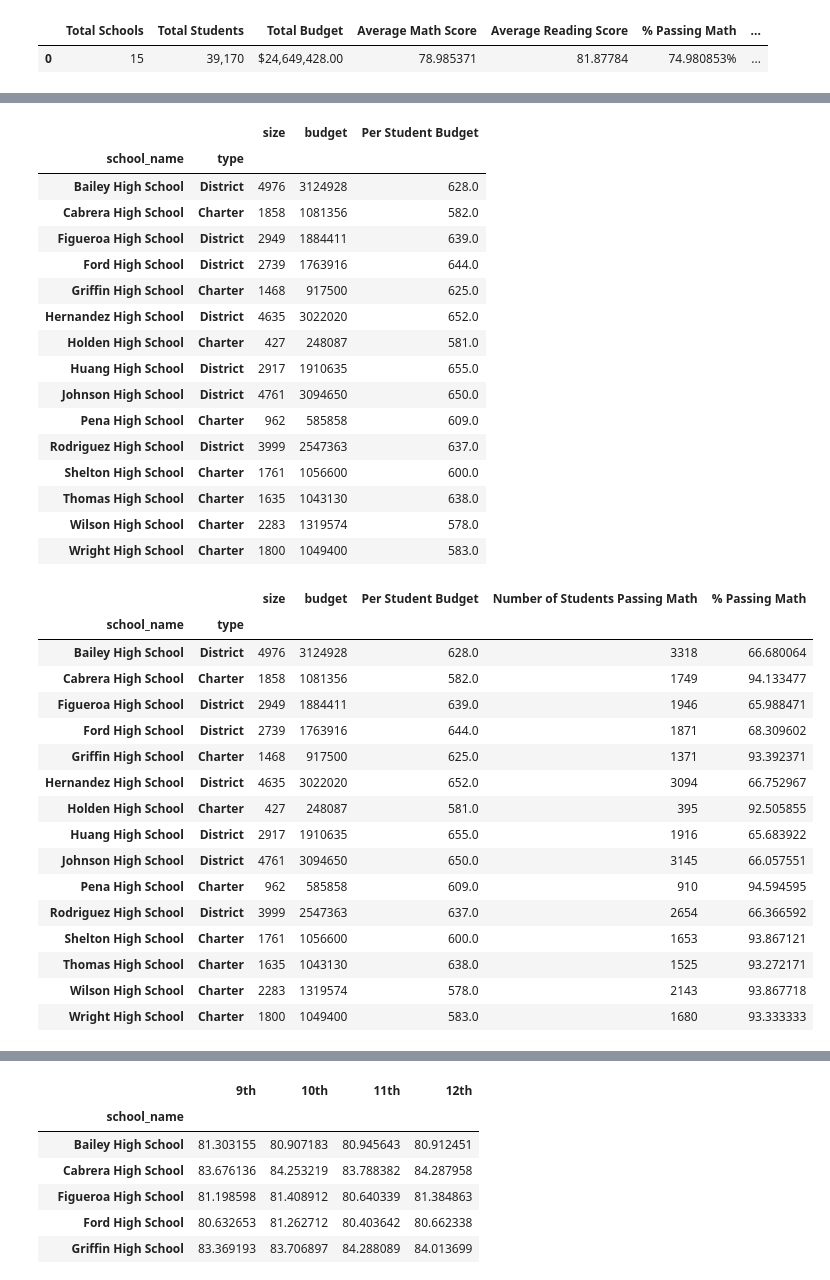
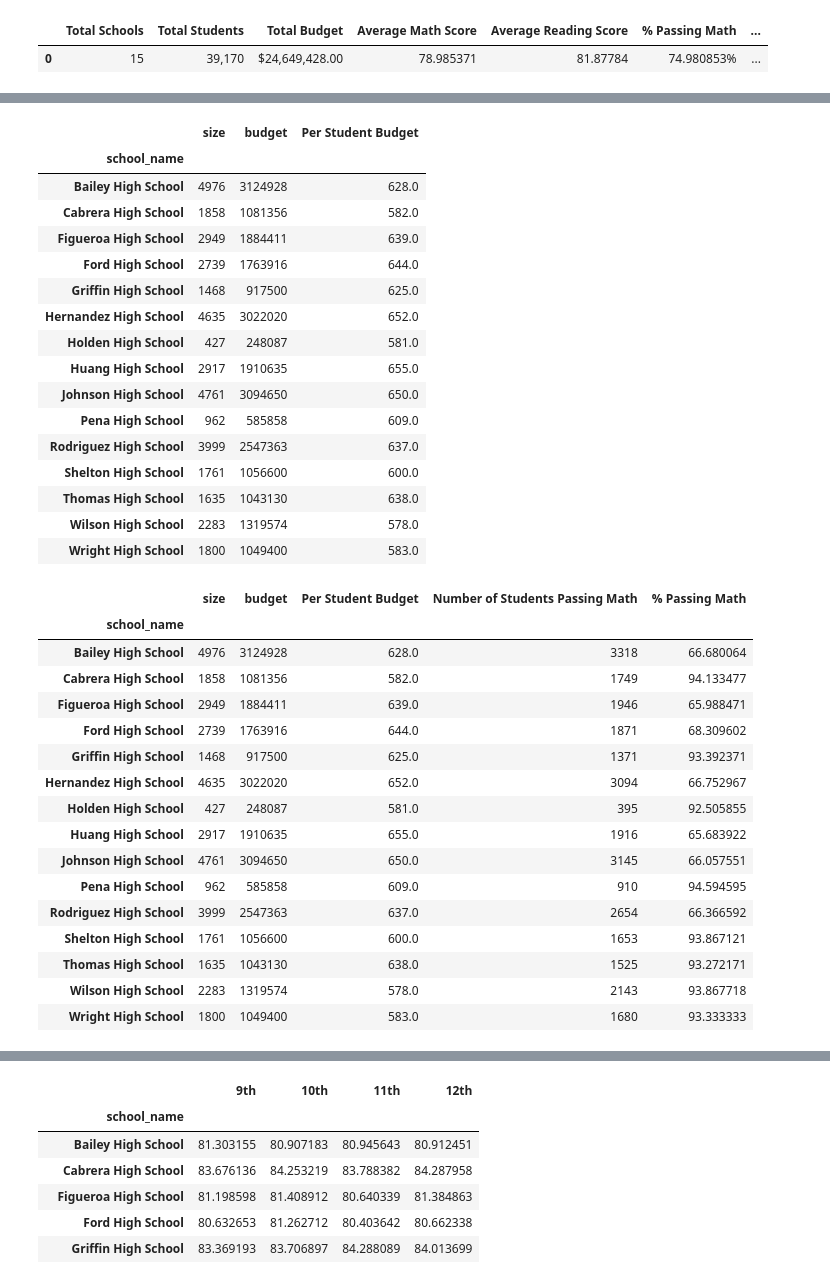
Before and after one commit to philipstubbs13/pandas-challenge, a Jupyter notebook: PyCitySchools/school_test_scores_analysis.ipynb, the cells around one changed output, grey strips where cells are left out. Saved outputs shown, nothing was run; the diff lists cells and outputs as text; code cells hidden in the pictures.

```diff
--- a/PyCitySchools/school_test_scores_analysis.ipynb
+++ b/PyCitySchools/school_test_scores_analysis.ipynb
@@ -155,6 +173,6 @@ school_comparison_average_scores
 # %%
 # Calculate total number of students for each school
-school_comparison_number_students = pd.DataFrame(school_data_complete.groupby(["school_name", "type"])["size"].count())
+school_comparison_number_students = pd.DataFrame(school_data_complete.groupby(["school_name"])["size"].count())
 
 school_comparison_number_students
 # %% [output]
@@ -178,6 +196,6 @@ school_comparison_number_students
 # %%
 # Calculate total school budget
-school_comparison_total_budget = pd.DataFrame(school_data_complete.groupby(["school_name", "type"])["budget"].mean())
+school_comparison_total_budget = pd.DataFrame(school_data_complete.groupby(["school_name"])["budget"].mean())
 
 school_comparison_total_budget
 # %% [output]
@@ -203,66 +221,66 @@ school_comparison_total_budget
 school_summary_merged = pd.merge(
     school_comparison_number_students,
     school_comparison_total_budget,
-    on=["school_name", "type"]
+    on=["school_name"]
 )
 
 school_summary_merged["Per Student Budget"] = school_summary_merged["budget"] / school_summary_merged["size"]
 
 school_summary_merged
 # %% [output]
-|  |  | size | budget | Per Student Budget |
-| school_name | type |  |  |  |
-| Bailey High School | District | 4976 | 3124928 | 628.0 |
-| Cabrera High School | Charter | 1858 | 1081356 | 582.0 |
-| Figueroa High School | District | 2949 | 1884411 | 639.0 |
-| Ford High School | District | 2739 | 1763916 | 644.0 |
-| Griffin High School | Charter | 1468 | 917500 | 625.0 |
-| Hernandez High School | District | 4635 | 3022020 | 652.0 |
-| Holden High School | Charter | 427 | 248087 | 581.0 |
-| Huang High School | District | 2917 | 1910635 | 655.0 |
-| Johnson High School | District | 4761 | 3094650 | 650.0 |
-| Pena High School | Charter | 962 | 585858 | 609.0 |
-| Rodriguez High School | District | 3999 | 2547363 | 637.0 |
-| Shelton High School | Charter | 1761 | 1056600 | 600.0 |
-| Thomas High School | Charter | 1635 | 1043130 | 638.0 |
-| Wilson High School | Charter | 2283 | 1319574 | 578.0 |
-| Wright High School | Charter | 1800 | 1049400 | 583.0 |
+|  | size | budget | Per Student Budget |
+| school_name |  |  |  |
+| Bailey High School | 4976 | 3124928 | 628.0 |
+| Cabrera High School | 1858 | 1081356 | 582.0 |
+| Figueroa High School | 2949 | 1884411 | 639.0 |
+| Ford High School | 2739 | 1763916 | 644.0 |
+| Griffin High School | 1468 | 917500 | 625.0 |
+| Hernandez High School | 4635 | 3022020 | 652.0 |
+| Holden High School | 427 | 248087 | 581.0 |
+| Huang High School | 2917 | 1910635 | 655.0 |
+| Johnson High School | 4761 | 3094650 | 650.0 |
+| Pena High School | 962 | 585858 | 609.0 |
+| Rodriguez High School | 3999 | 2547363 | 637.0 |
+| Shelton High School | 1761 | 1056600 | 600.0 |
+| Thomas High School | 1635 | 1043130 | 638.0 |
+| Wilson High School | 2283 | 1319574 | 578.0 |
+| Wright High School | 1800 | 1049400 | 583.0 |
 # %%
-# Calculate percent passing math.
+# Calculate percent of students passing math.
 
-school_comparison_students_passing_math = pd.DataFrame(students_passing_math.groupby(["school_name", "type"])["Student ID"].count())
+school_comparison_students_passing_math = pd.DataFrame(students_passing_math.groupby(["school_name"])["Student ID"].count())
 
 school_comparison_students_passing_math = school_comparison_students_passing_math.rename(columns={
     "Student ID": "Number of Students Passing Math"
 })
 
 school_comparison_students_passing_math
 
 school_summary_merged = pd.merge(
     school_summary_merged,
     school_comparison_students_passing_math,
-    on=["school_name", "type"]
+    on=["school_name"]
 )
 
 school_summary_merged["% Passing Math"] = (school_summary_merged["Number of Students Passing Math"] / school_summary_merged["size"]) * 100
 
 school_summary_merged
 # %% [output]
-|  |  | size | budget | Per Student Budget | Number of Students Passing Math | % Passing Math |
-| school_name | type |  |  |  |  |  |
-| Bailey High School | District | 4976 | 3124928 | 628.0 | 3318 | 66.680064 |
-| Cabrera High School | Charter | 1858 | 1081356 | 582.0 | 1749 | 94.133477 |
-| Figueroa High School | District | 2949 | 1884411 | 639.0 | 1946 | 65.988471 |
-| Ford High School | District | 2739 | 1763916 | 644.0 | 1871 | 68.309602 |
-| Griffin High School | Charter | 1468 | 917500 | 625.0 | 1371 | 93.392371 |
-| Hernandez High School | District | 4635 | 3022020 | 652.0 | 3094 | 66.752967 |
-| Holden High School | Charter | 427 | 248087 | 581.0 | 395 | 92.505855 |
-| Huang High School | District | 2917 | 1910635 | 655.0 | 1916 | 65.683922 |
-| Johnson High School | District | 4761 | 3094650 | 650.0 | 3145 | 66.057551 |
-| Pena High School | Charter | 962 | 585858 | 609.0 | 910 | 94.594595 |
-| Rodriguez High School | District | 3999 | 2547363 | 637.0 | 2654 | 66.366592 |
-| Shelton High School | Charter | 1761 | 1056600 | 600.0 | 1653 | 93.867121 |
-| Thomas High School | Charter | 1635 | 1043130 | 638.0 | 1525 | 93.272171 |
-| Wilson High School | Charter | 2283 | 1319574 | 578.0 | 2143 | 93.867718 |
-| Wright High School | Charter | 1800 | 1049400 | 583.0 | 1680 | 93.333333 |
+|  | size | budget | Per Student Budget | Number of Students Passing Math | % Passing Math |
+| school_name |  |  |  |  |  |
+| Bailey High School | 4976 | 3124928 | 628.0 | 3318 | 66.680064 |
+| Cabrera High School | 1858 | 1081356 | 582.0 | 1749 | 94.133477 |
+| Figueroa High School | 2949 | 1884411 | 639.0 | 1946 | 65.988471 |
+| Ford High School | 2739 | 1763916 | 644.0 | 1871 | 68.309602 |
+| Griffin High School | 1468 | 917500 | 625.0 | 1371 | 93.392371 |
+| Hernandez High School | 4635 | 3022020 | 652.0 | 3094 | 66.752967 |
+| Holden High School | 427 | 248087 | 581.0 | 395 | 92.505855 |
+| Huang High School | 2917 | 1910635 | 655.0 | 1916 | 65.683922 |
+| Johnson High School | 4761 | 3094650 | 650.0 | 3145 | 66.057551 |
+| Pena High School | 962 | 585858 | 609.0 | 910 | 94.594595 |
+| Rodriguez High School | 3999 | 2547363 | 637.0 | 2654 | 66.366592 |
+| Shelton High School | 1761 | 1056600 | 600.0 | 1653 | 93.867121 |
+| Thomas High School | 1635 | 1043130 | 638.0 | 1525 | 93.272171 |
+| Wilson High School | 2283 | 1319574 | 578.0 | 2143 | 93.867718 |
+| Wright High School | 1800 | 1049400 | 583.0 | 1680 | 93.333333 |
 # %%
```
Also changed, not shown: parts of 19 cells of this notebook.
